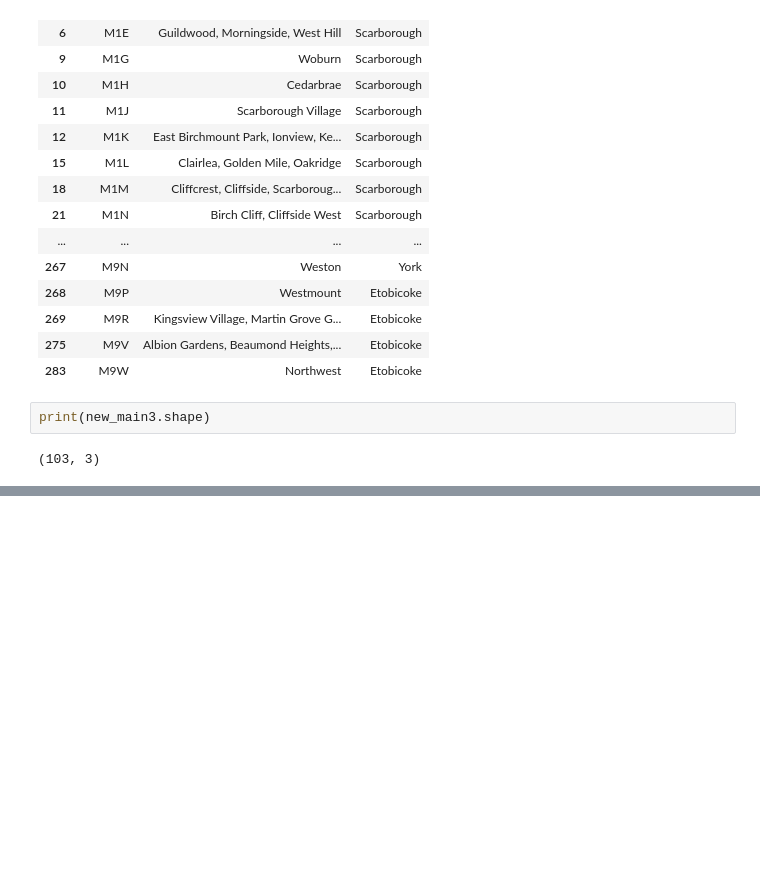
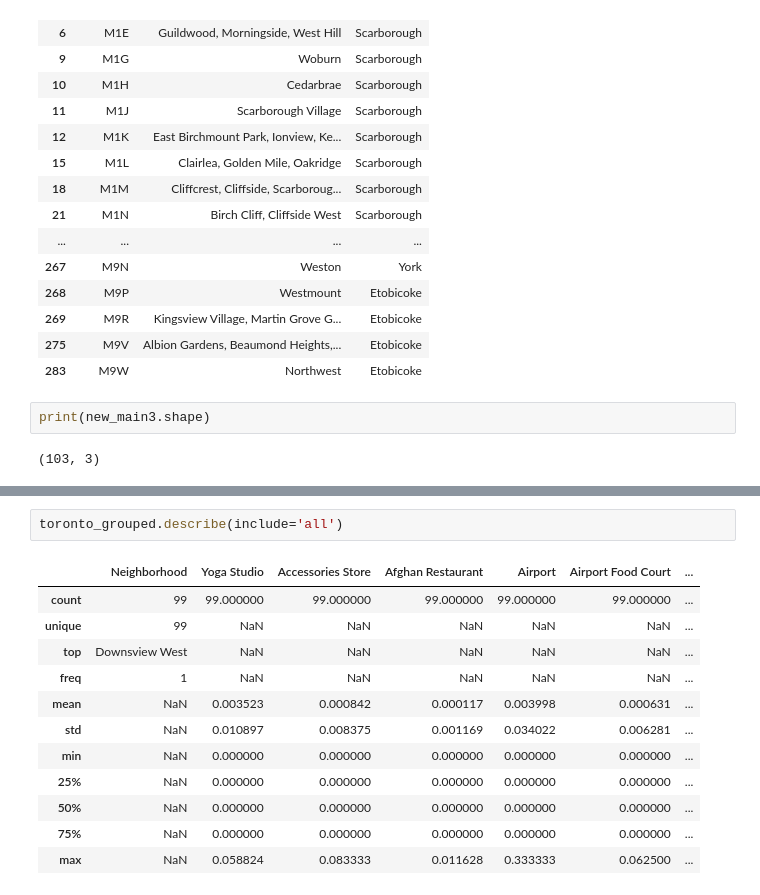
Before and after one commit to thuthuyftu49/coursera-capstion-week-3, a Jupyter notebook: Coursera_Capstone_Week_3.ipynb, the cells around one changed output, grey strips where cells are left out. Saved outputs shown, nothing was run; the diff lists cells and outputs as text; blank space fills up the shorter version.

```diff
--- a/Coursera_Capstone_Week_3.ipynb
+++ b/Coursera_Capstone_Week_3.ipynb
@@ -276,0 +476,15 @@ print(new_main3.shape)
+# %%
+toronto_grouped.describe(include='all')
+# %% [output]
+|  | Neighborhood | Yoga Studio | Accessories Store | Afghan Restaurant | Airport | Airport Food Court | ... |
+| count | 99 | 99.000000 | 99.000000 | 99.000000 | 99.000000 | 99.000000 | ... |
+| unique | 99 | NaN | NaN | NaN | NaN | NaN | ... |
+| top | Downsview West | NaN | NaN | NaN | NaN | NaN | ... |
+| freq | 1 | NaN | NaN | NaN | NaN | NaN | ... |
+| mean | NaN | 0.003523 | 0.000842 | 0.000117 | 0.003998 | 0.000631 | ... |
+| std | NaN | 0.010897 | 0.008375 | 0.001169 | 0.034022 | 0.006281 | ... |
+| min | NaN | 0.000000 | 0.000000 | 0.000000 | 0.000000 | 0.000000 | ... |
+| 25% | NaN | 0.000000 | 0.000000 | 0.000000 | 0.000000 | 0.000000 | ... |
+| 50% | NaN | 0.000000 | 0.000000 | 0.000000 | 0.000000 | 0.000000 | ... |
+| 75% | NaN | 0.000000 | 0.000000 | 0.000000 | 0.000000 | 0.000000 | ... |
+| max | NaN | 0.058824 | 0.083333 | 0.011628 | 0.333333 | 0.062500 | ... |
```
Also changed, not shown: parts of 25 cells of this notebook.
